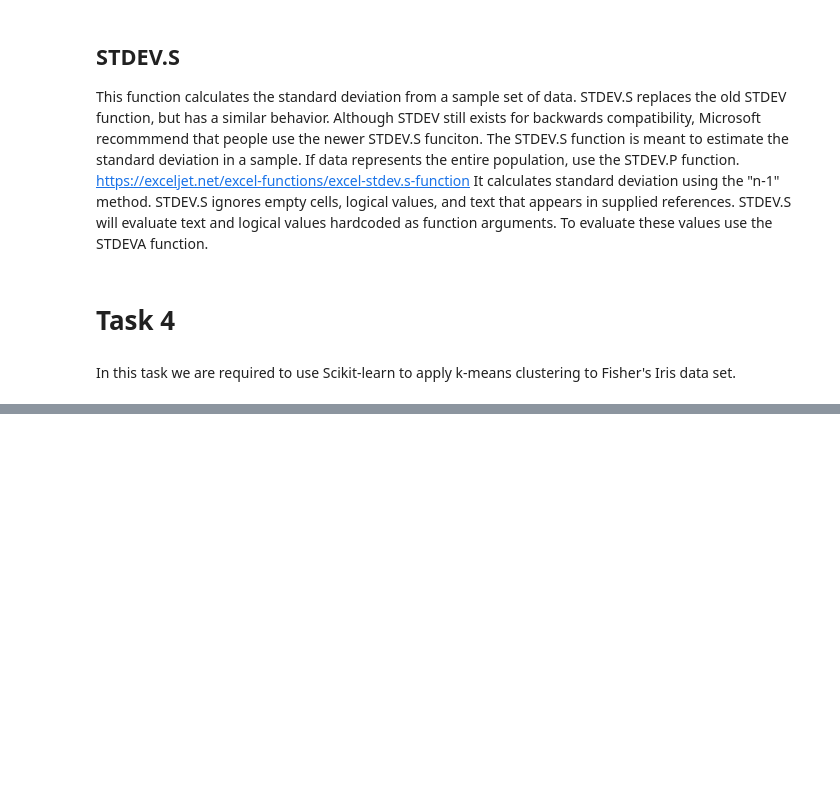
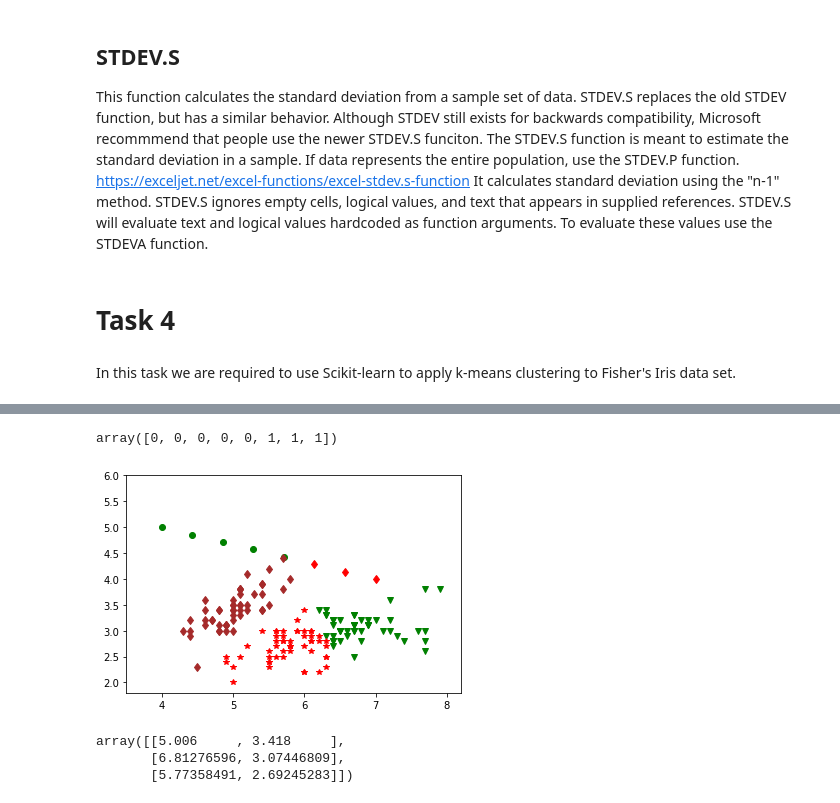
Before and after one commit to CathalDonohoe/EmergingTechTaskProject, a Jupyter notebook: Tasks.ipynb, the cells around one changed output, grey strips where cells are left out. Drawn from its saved outputs; the diff is of its cells as text; code cells hidden in the pictures; blank space fills up the shorter version.

```diff
--- a/Tasks.ipynb
+++ b/Tasks.ipynb
@@ -218,0 +227,16 @@ plt.show()
+# %%
+# Create new dummy points for classification.
+# mynewvals = np.array([[0, 0], [6, 10]])
+#myxvals = np.linspace(4.0, 7.0, 8)
+#myyvals = np.linspace(4.0, 5.0, 8)
+#myxvals2 = np.linspace(4.0, 6.0, 8)
+#myyvals2 = np.linspace(4.0, 4.0, 8)
+#mynewvals = np.vstack([myxvals, myyvals,myxvals2, myyvals2]).T
+#mynewvals
+# Create new dummy points for classification.
+myxvals = np.linspace(4.0, 7.0, 8)
+myyvals = np.linspace(5.0, 4.0, 8)
+#myxvals2 = np.linspace(4.0, 6.0, 8)
+#myyvals2 = np.linspace(4.0, 4.0, 8)
+mynewvals = np.vstack([myxvals, myyvals]).T
+mynewvals
@@ -218,0 +252,25 @@ plt.show()
+# %%
+# Predict the cluster for two points.
+mypredictions = kmeans.predict(mynewvals)
+mypredictions
+# %% [output]
+array([0, 0, 0, 0, 0, 1, 1, 1])
+# %%
+# Plot the data set.
+plt.xlim([3.5, 8.2])
+plt.ylim([1.8,6])
+plt.plot(mynewvals[mypredictions == 0][:,0], mynewvals[mypredictions == 0][:,1], 'go')
+plt.plot(mynewvals[mypredictions == 1][:,0], mynewvals[mypredictions == 1][:,1], 'rd')
+plt.plot(mynewvals[mypredictions == 2][:,0], mynewvals[mypredictions == 2][:,1], 'bo')
+for i, l in enumerate(kmeans.labels_):
+    plt.plot(x1[i], x2[i], color=colors[l], marker=markers[l])
+# %% [output]
+[figure, added]
+# %%
+# The centres of clusters.
+mycent = kmeans.cluster_centers_
+mycent
+# %% [output]
+array([[5.006     , 3.418     ],
+       [6.81276596, 3.07446809],
+       [5.77358491, 2.69245283]])
```
Also changed, not shown: parts of 11 cells of this notebook.
